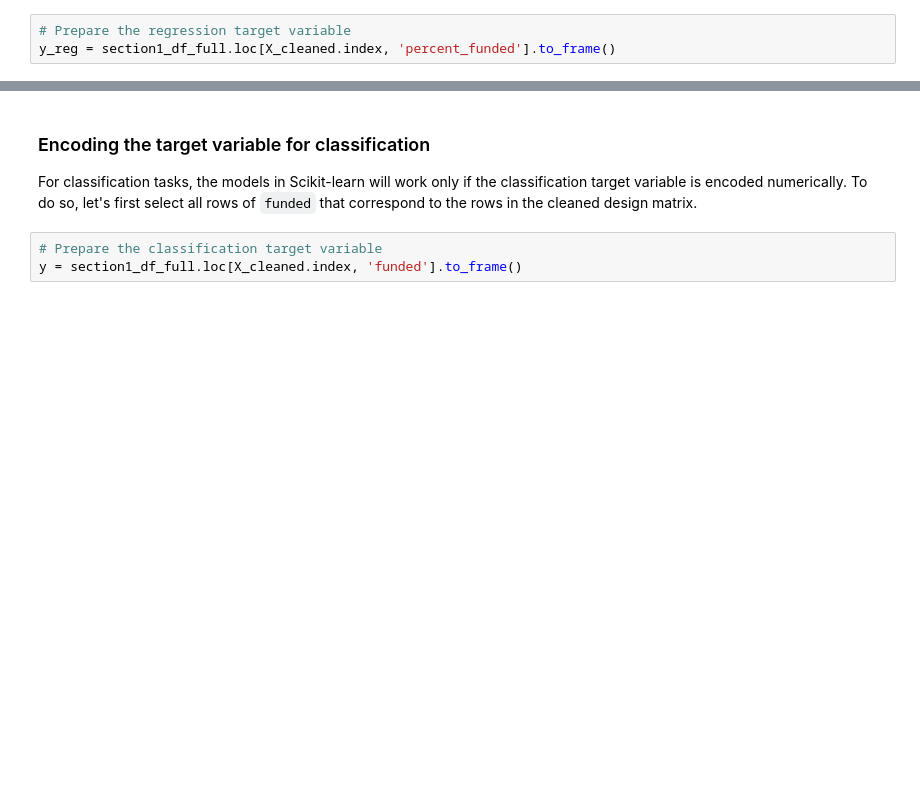
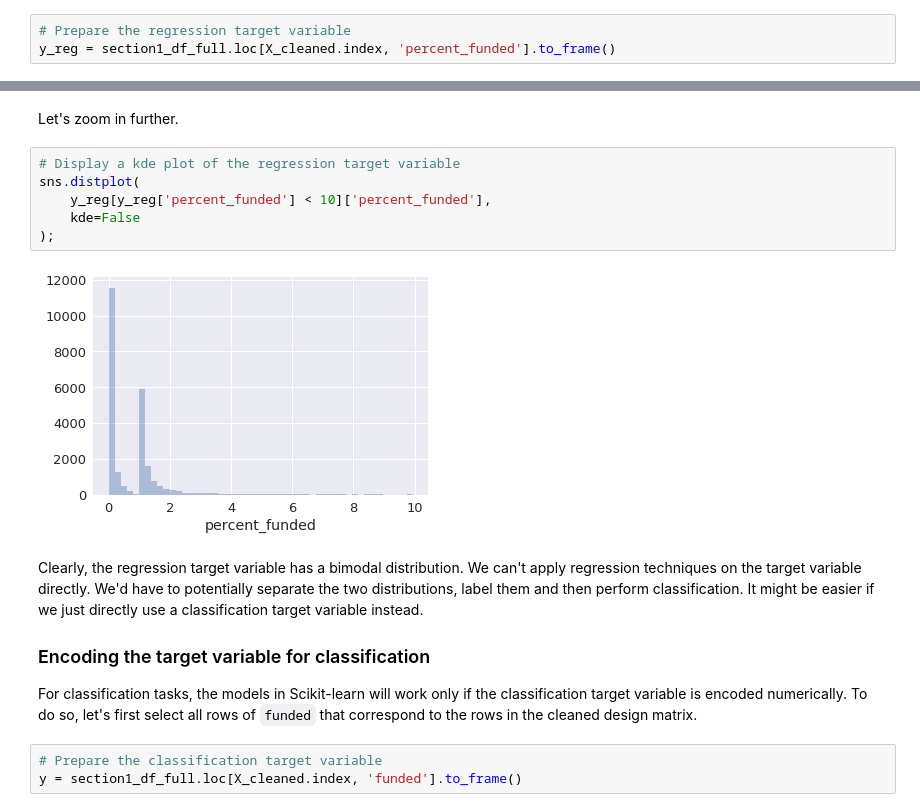
Before and after one commit to redwanhuq/campaign-critic, a Jupyter notebook: prototyping-machine_learning.ipynb, the cells around one changed output, grey strips where cells are left out. Saved outputs shown, nothing was run; the diff lists cells and outputs as text; blank space fills up the shorter version.

```diff
--- a/prototyping-machine_learning.ipynb
+++ b/prototyping-machine_learning.ipynb
@@ -228,4 +271,16 @@ y_reg = section1_df_full.loc[X_cleaned.index, 'percent_funded'].to_frame()
+# %% [markdown]
+Let's zoom in further.
+# %%
+# Display a kde plot of the regression target variable
+sns.distplot(
+    y_reg[y_reg['percent_funded'] < 10]['percent_funded'],
+    kde=False
+);
+# %% [output]
+[figure, added]
 # %% [markdown]
+Clearly, the regression target variable has a bimodal distribution. We can't apply regression techniques on the target variable directly. We'd have to potentially separate the two distributions, label them and then perform classification. It might be easier if we just directly use a classification target variable instead.
+
 ### Encoding the target variable for classification
 
 For classification tasks, the models in Scikit-learn will work only if the classification target variable is encoded numerically. To do so, let's first select all rows of `funded` that correspond to the rows in the cleaned design matrix.
```
Also changed, not shown: parts of 25 cells of this notebook, 28 other files.
